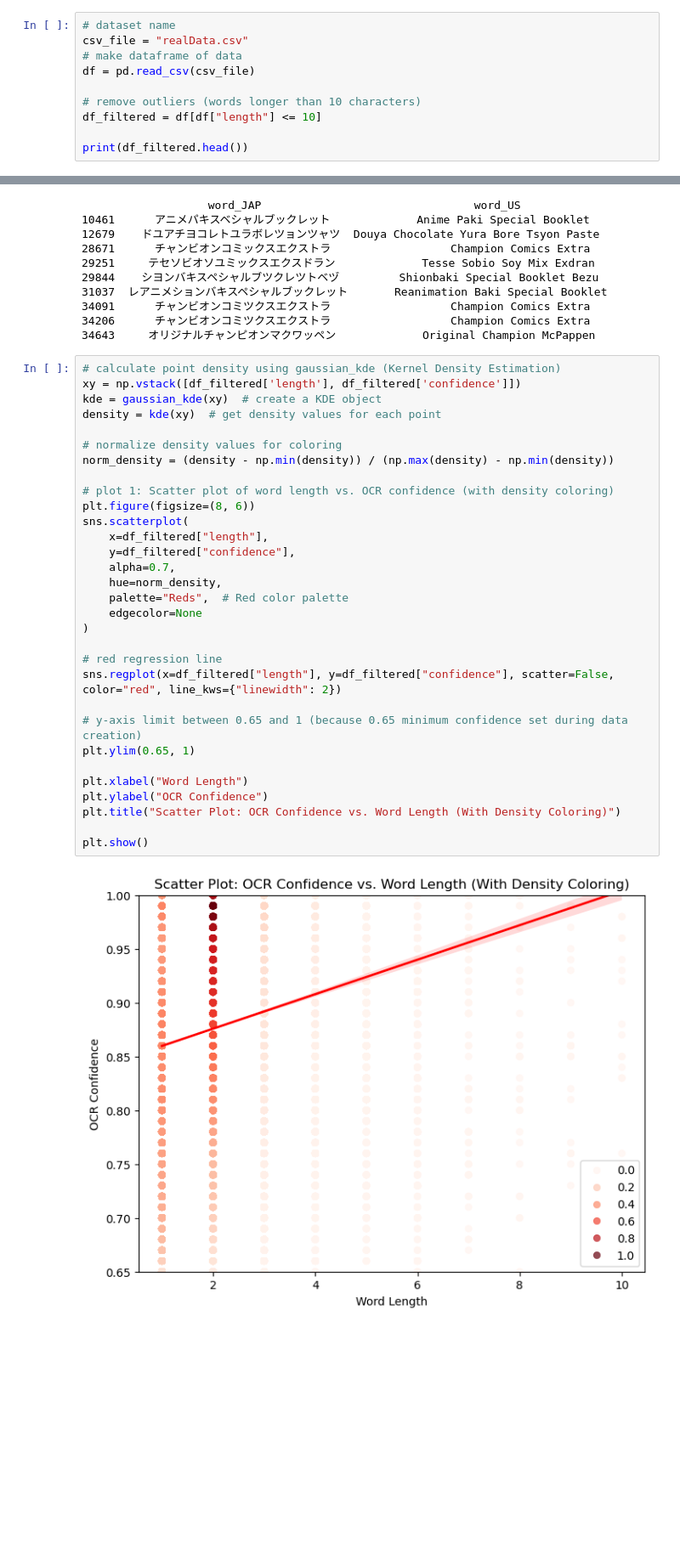
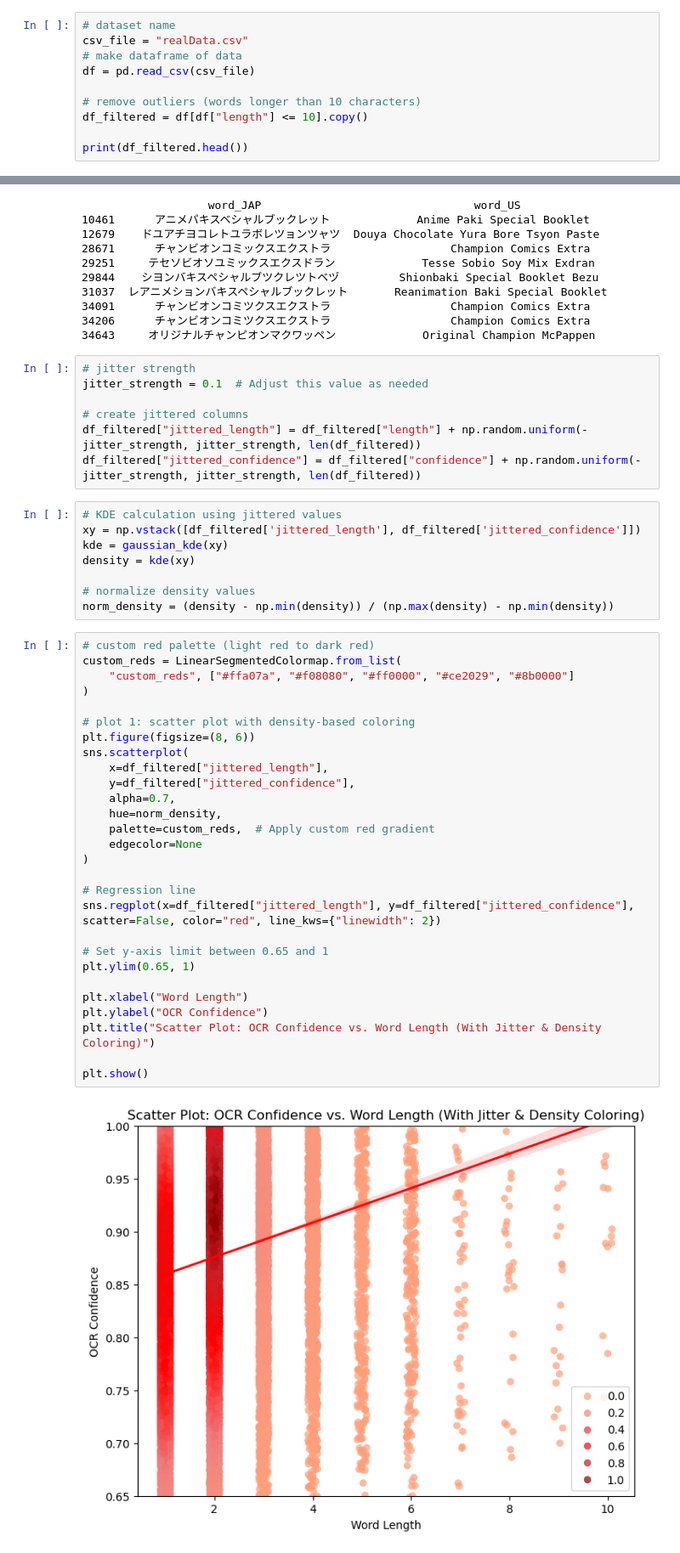
Before and after one commit to AndrewNemkov27/capstone, a Jupyter notebook: (1)-main/(1)-codeAndData/q1.ipynb, the cells around one changed output, grey strips where cells are left out. Shown at 85% size. Drawn from its saved outputs; the diff is of its cells as text; blank space fills up the shorter version.

Commit message:
Completed question 1 graphs.

```diff
--- a/(1)-main/(1)-codeAndData/q1.ipynb
+++ b/(1)-main/(1)-codeAndData/q1.ipynb
@@ -12,7 +13,7 @@ csv_file = "realData.csv"
 df = pd.read_csv(csv_file)
 
 # remove outliers (words longer than 10 characters)
-df_filtered = df[df["length"] <= 10]
+df_filtered = df[df["length"] <= 10].copy()
 
 print(df_filtered.head())
 # %% [output]
@@ -70,36 +71,48 @@ print(long_words)
 34091      チャンビオンコミツクスエクストラ                  Champion Comics Extra
 34206      チャンビオンコミツクスエクストラ                  Champion Comics Extra
 34643     オリジナルチャンピオンマクワッペン             Original Champion McPappen
+# %%
+# jitter strength
+jitter_strength = 0.1  # Adjust this value as needed
+
+# create jittered columns
+df_filtered["jittered_length"] = df_filtered["length"] + np.random.uniform(-jitter_strength, jitter_strength, len(df_filtered))
+df_filtered["jittered_confidence"] = df_filtered["confidence"] + np.random.uniform(-jitter_strength, jitter_strength, len(df_filtered))
+# %%
+# KDE calculation using jittered values
+xy = np.vstack([df_filtered['jittered_length'], df_filtered['jittered_confidence']])
+kde = gaussian_kde(xy)
+density = kde(xy)
+
+# normalize density values
+norm_density = (density - np.min(density)) / (np.max(density) - np.min(density))
 # %%
-# calculate point density using gaussian_kde (Kernel Density Estimation)
-xy = np.vstack([df_filtered['length'], df_filtered['confidence']])
-kde = gaussian_kde(xy)  # create a KDE object
-density = kde(xy)  # get density values for each point
+# custom red palette (light red to dark red)
+custom_reds = LinearSegmentedColormap.from_list(
+    "custom_reds", ["#ffa07a", "#f08080", "#ff0000", "#ce2029", "#8b0000"]
+)
 
-# normalize density values for coloring
-norm_density = (density - np.min(density)) / (np.max(density) - np.min(density))
-
-# plot 1: Scatter plot of word length vs. OCR confidence (with density coloring)
+# plot 1: scatter plot with density-based coloring
 plt.figure(figsize=(8, 6))
 sns.scatterplot(
-    x=df_filtered["length"],
-    y=df_filtered["confidence"],
+    x=df_filtered["jittered_length"],
+    y=df_filtered["jittered_confidence"],
     alpha=0.7,
     hue=norm_density,
-    palette="Reds",  # Red color palette
+    palette=custom_reds,  # Apply custom red gradient
     edgecolor=None
 )
 
-# red regression line
-sns.regplot(x=df_filtered["length"], y=df_filtered["confidence"], scatter=False, color="red", line_kws={"linewidth": 2})
+# Regression line
+sns.regplot(x=df_filtered["jittered_length"], y=df_filtered["jittered_confidence"], scatter=False, color="red", line_kws={"linewidth": 2})
 
-# y-axis limit between 0.65 and 1 (because 0.65 minimum confidence set during data creation)
+# Set y-axis limit between 0.65 and 1
 plt.ylim(0.65, 1)
 
 plt.xlabel("Word Length")
 plt.ylabel("OCR Confidence")
-plt.title("Scatter Plot: OCR Confidence vs. Word Length (With Density Coloring)")
+plt.title("Scatter Plot: OCR Confidence vs. Word Length (With Jitter & Density Coloring)")
 
 plt.show()
 # %% [output]
-[figure, old version]
+[figure, new version]
```
Also changed, not shown: parts of 3 cells of this notebook, 2 other files.
